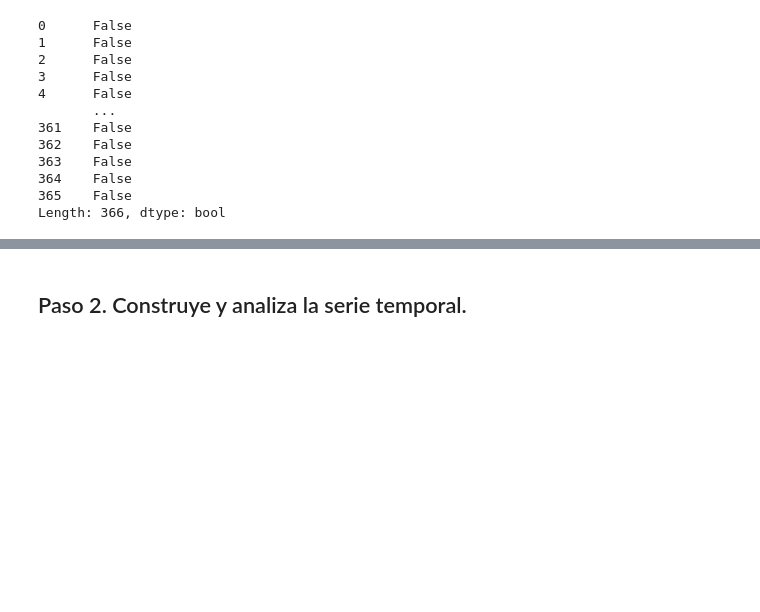
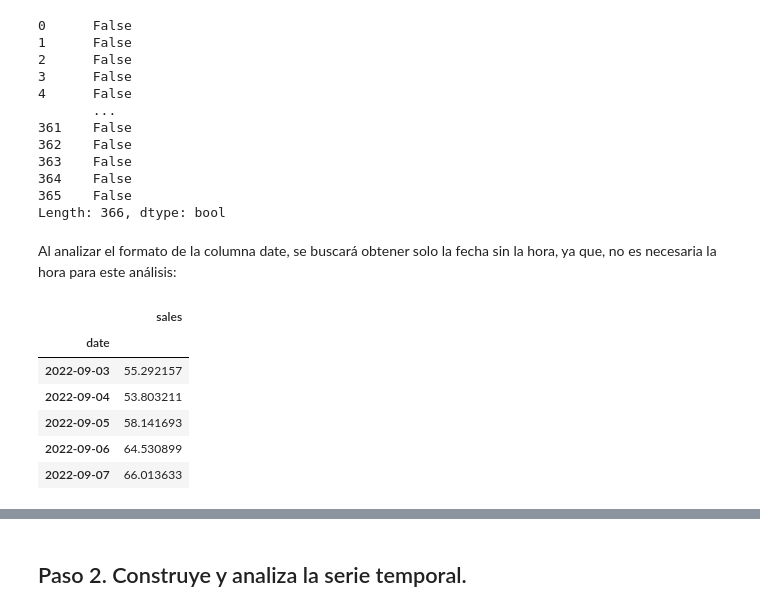
Before and after one commit to 4GeeksAcademy/Alternative-Time-Series-Forecasting-BBRH, a Jupyter notebook: src/alternative_time_series_forecasting_explore.ipynb, the cells around one changed output, grey strips where cells are left out. Saved outputs shown, nothing was run; the diff lists cells and outputs as text; code cells hidden in the pictures; blank space fills up the shorter version.

```diff
--- a/src/alternative_time_series_forecasting_explore.ipynb
+++ b/src/alternative_time_series_forecasting_explore.ipynb
@@ -47,3 +47,5 @@ df.duplicated()
 364    False
 365    False
 Length: 366, dtype: bool
+# %% [markdown]
+Al analizar el formato de la columna date, se buscará obtener solo la fecha sin la hora, ya que, no es necesaria la hora para este análisis:
@@ -49,0 +58,10 @@ Length: 366, dtype: bool
+# %%
+df.head()
+# %% [output]
+|  | sales |
+| date |  |
+| 2022-09-03 | 55.292157 |
+| 2022-09-04 | 53.803211 |
+| 2022-09-05 | 58.141693 |
+| 2022-09-06 | 64.530899 |
+| 2022-09-07 | 66.013633 |
```
Also changed, not shown: parts of 7 cells of this notebook.
